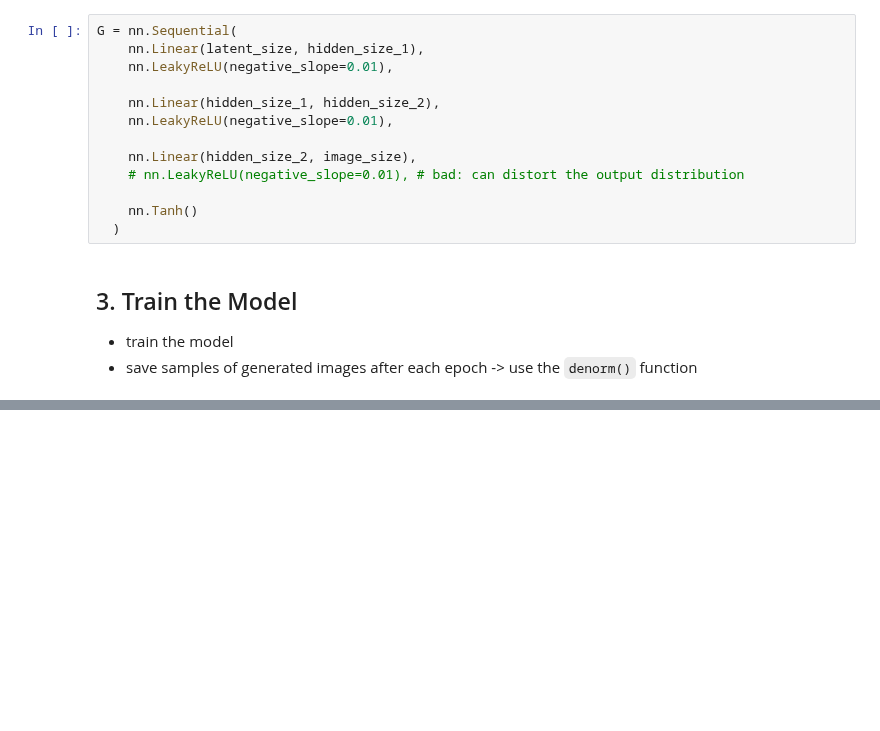
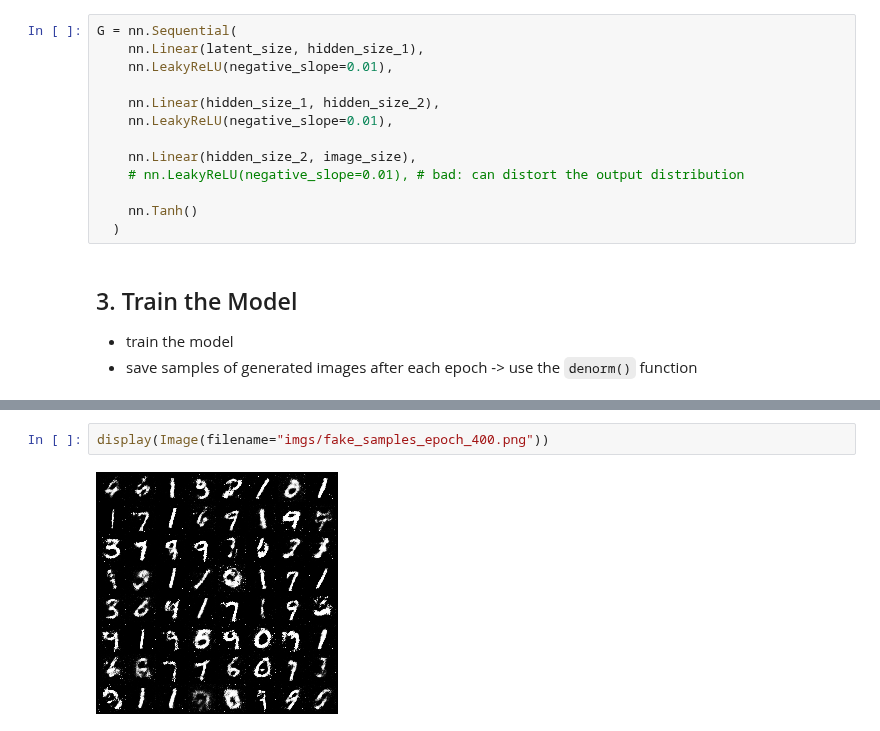
Before and after one commit to Mv0sKff/MyDeepLearning, a Jupyter notebook: week_9/assignment_mnistGAN.ipynb, the cells around one changed output, grey strips where cells are left out. Cells and saved outputs as stored; diff of their text form; blank space fills up the shorter version.

```diff
--- a/week_9/assignment_mnistGAN.ipynb
+++ b/week_9/assignment_mnistGAN.ipynb
@@ -237,0 +245,4 @@ display(Image(filename="imgs/fake_samples_epoch_050.png"))
+# %%
+display(Image(filename="imgs/fake_samples_epoch_400.png"))
+# %% [output]
+[figure, added]
```
Also changed, not shown: parts of 3 cells of this notebook.
